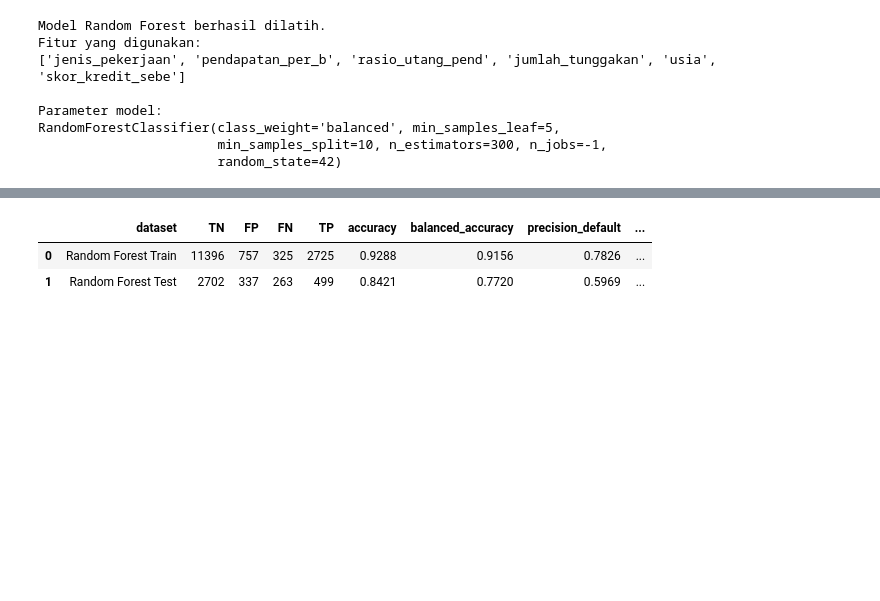
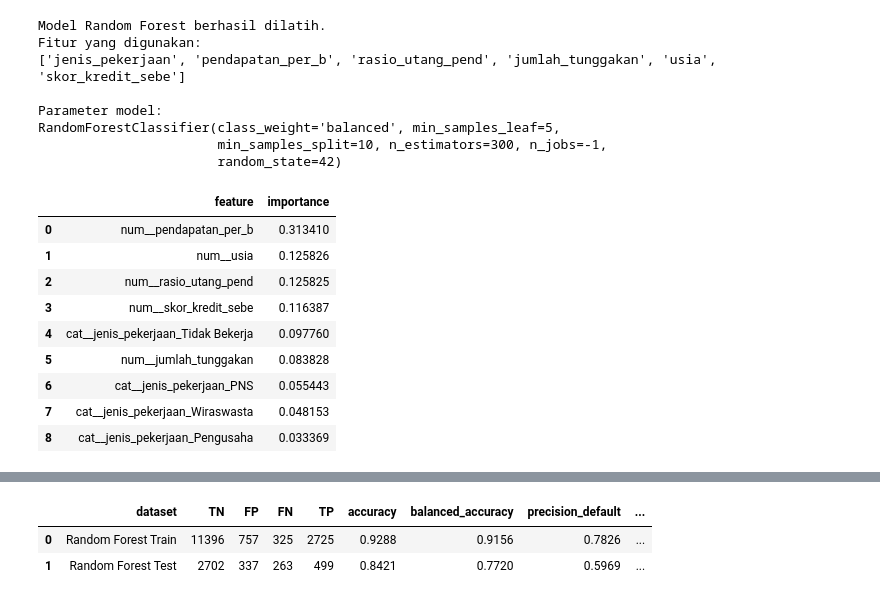
Before and after one commit to andikadibyaa/crs, a Jupyter notebook: backend/crs.ipynb, the cells around one changed output, grey strips where cells are left out. Cells and saved outputs as stored; diff of their text form; code cells hidden in the pictures; blank space fills up the shorter version.

```diff
--- a/backend/crs.ipynb
+++ b/backend/crs.ipynb
@@ -2185,3 +2185,35 @@ Parameter model:
 RandomForestClassifier(class_weight='balanced', min_samples_leaf=5,
                        min_samples_split=10, n_estimators=300, n_jobs=-1,
                        random_state=42)
+# %%
+# ============================================================
+# AMBIL FEATURE NAMES SETELAH PREPROCESSING
+# ============================================================
+
+preprocessor = rf_pipeline.named_steps['preprocessor']
+model = rf_pipeline.named_steps['model']
+
+feature_names = preprocessor.get_feature_names_out()
+
+feature_importance = pd.DataFrame({
+    'feature': feature_names,
+    'importance': model.feature_importances_
+})
+
+feature_importance = feature_importance.sort_values(
+    by='importance',
+    ascending=False
+).reset_index(drop=True)
+
+display(feature_importance)
+# %% [output]
+|  | feature | importance |
+| 0 | num__pendapatan_per_b | 0.313410 |
+| 1 | num__usia | 0.125826 |
+| 2 | num__rasio_utang_pend | 0.125825 |
+| 3 | num__skor_kredit_sebe | 0.116387 |
+| 4 | cat__jenis_pekerjaan_Tidak Bekerja | 0.097760 |
+| 5 | num__jumlah_tunggakan | 0.083828 |
+| 6 | cat__jenis_pekerjaan_PNS | 0.055443 |
+| 7 | cat__jenis_pekerjaan_Wiraswasta | 0.048153 |
+| 8 | cat__jenis_pekerjaan_Pengusaha | 0.033369 |
```
Also changed, not shown: parts of 2 cells of this notebook.
